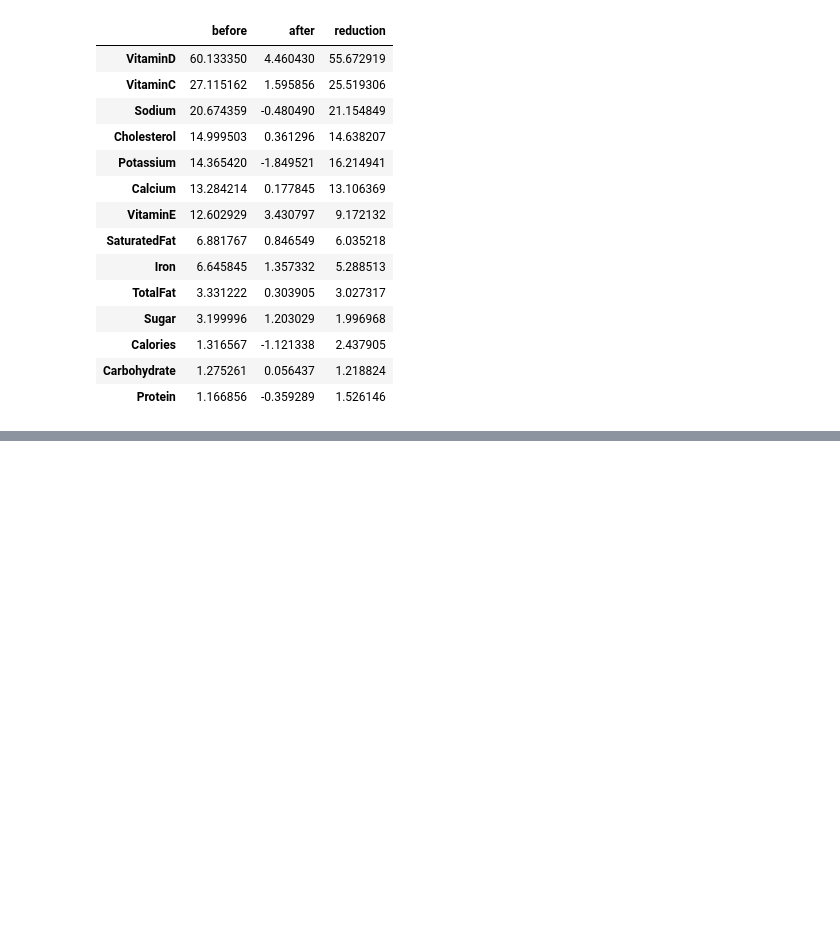
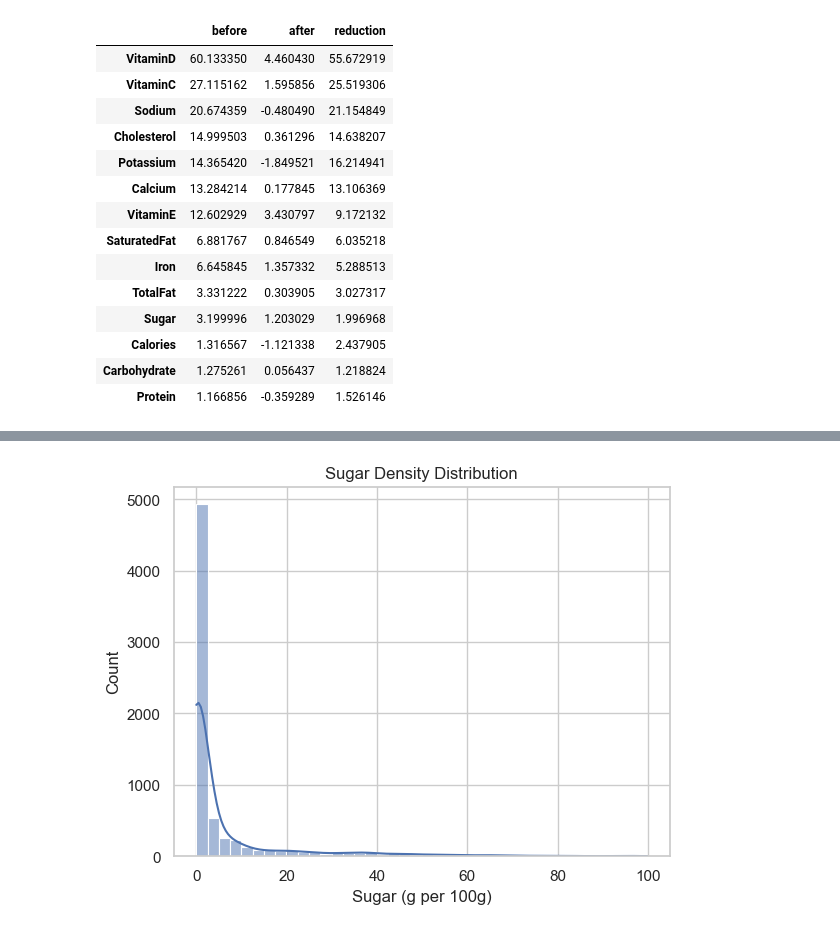
Before and after one commit to lasombra7/macro-density-analysis, a Jupyter notebook: notebooks/macro-density-analysis.ipynb, the cells around one changed output, grey strips where cells are left out. Cells and saved outputs as stored; diff of their text form; code cells hidden in the pictures; blank space fills up the shorter version.

```diff
--- a/notebooks/macro-density-analysis.ipynb
+++ b/notebooks/macro-density-analysis.ipynb
@@ -287,0 +376,9 @@ This confirms that log1p transformation stabilizes the nutritional feature space
+# %%
+# Visualization sugar density
+sns.histplot(df_filled["Sugar"], bins=40, kde=True)
+plt.title("Sugar Density Distribution")
+plt.xlabel("Sugar (g per 100g)")
+plt.ylabel("Count")
+plt.show()
+# %% [output]
+[figure, added]
```
Also changed, not shown: parts of 18 cells of this notebook.
